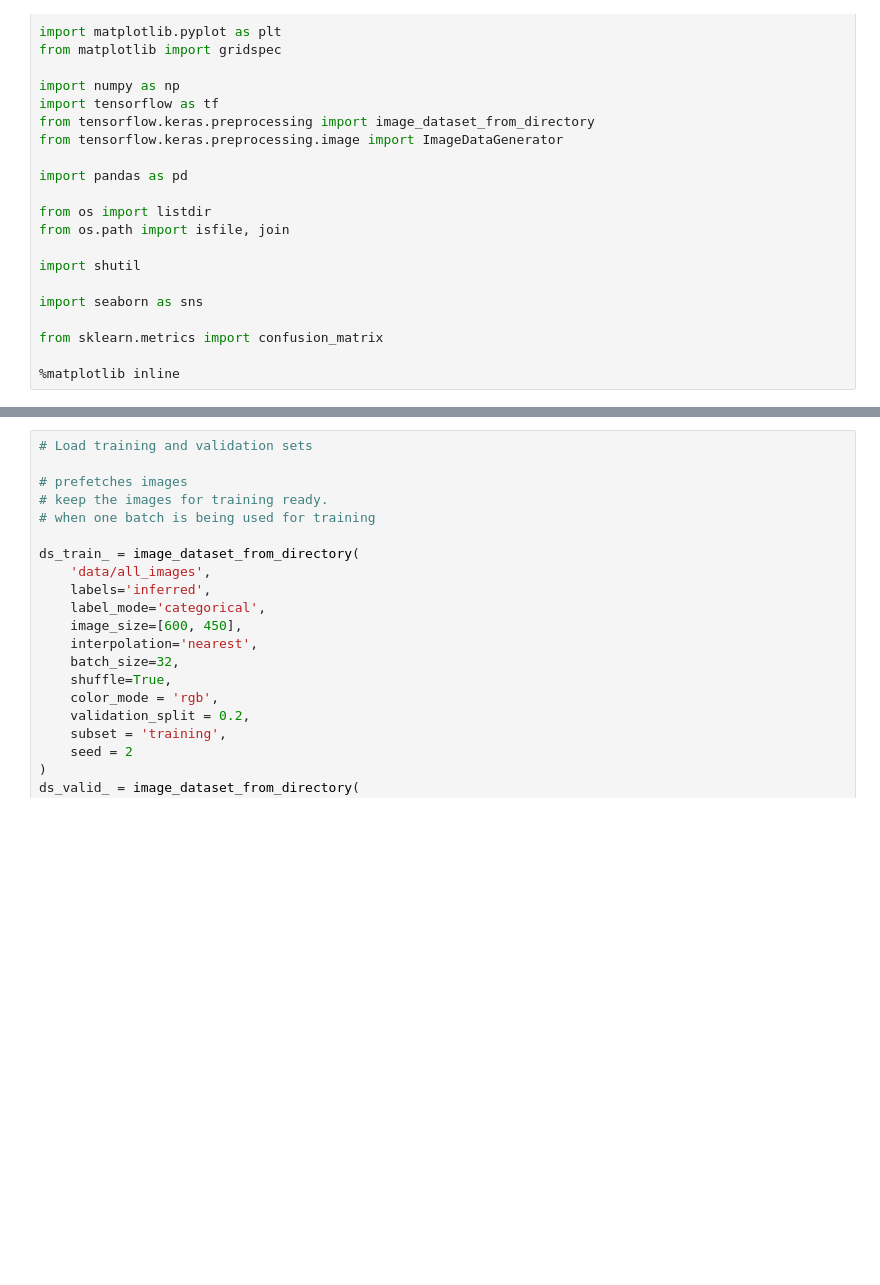
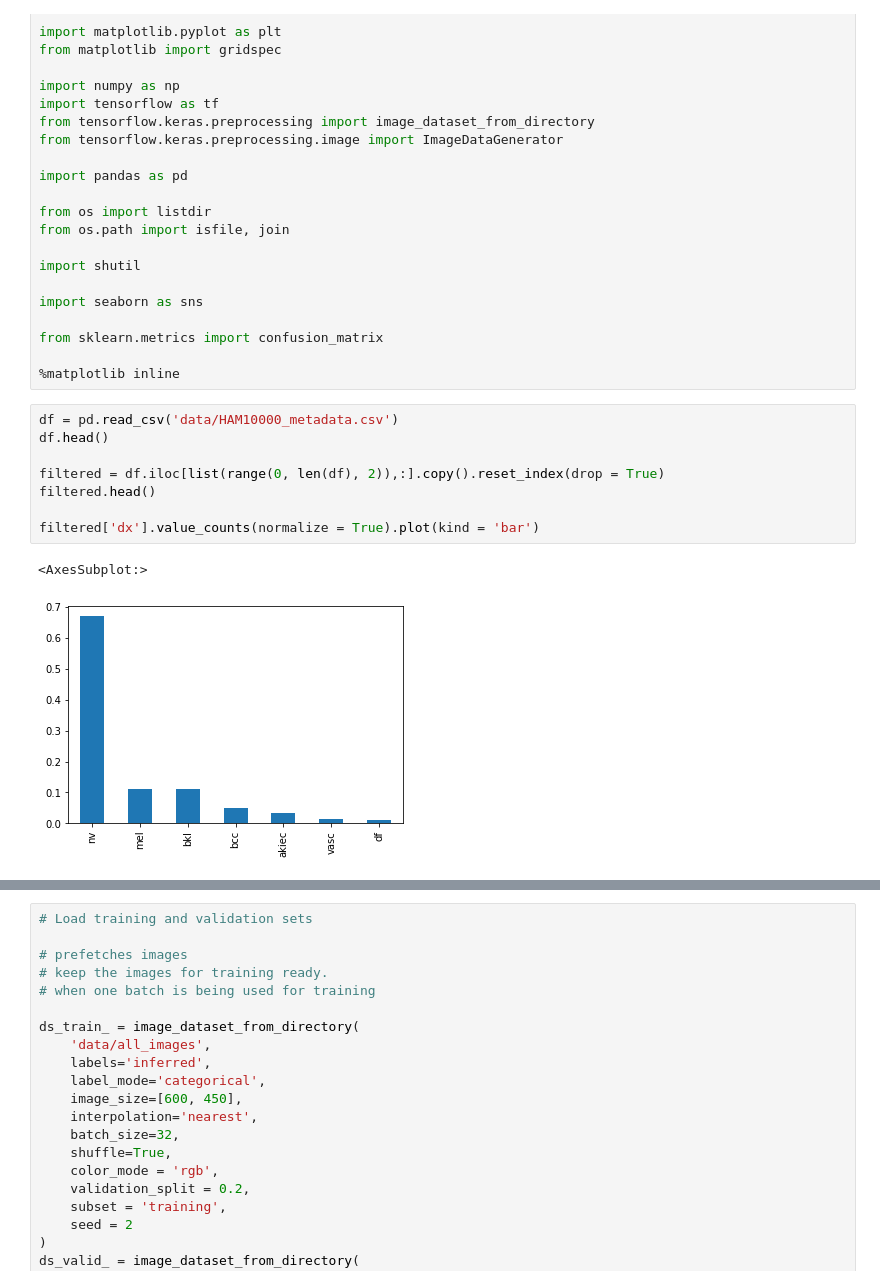
Before and after one commit to averyshepherd/HAM10000Classification, a Jupyter notebook: project - training data.ipynb, the cells around one changed output, grey strips where cells are left out. Drawn from its saved outputs; the diff is of its cells as text; blank space fills up the shorter version.

Commit message:
added plots for class imbalance

```diff
--- a/project - training data.ipynb
+++ b/project - training data.ipynb
@@ -23,3 +23,14 @@ import seaborn as sns
 from sklearn.metrics import confusion_matrix
 
 %matplotlib inline
+# %%
+df = pd.read_csv('data/HAM10000_metadata.csv')
+df.head()
+
+filtered = df.iloc[list(range(0, len(df), 2)),:].copy().reset_index(drop = True)
+filtered.head()
+
+filtered['dx'].value_counts(normalize = True).plot(kind = 'bar')
+# %% [output]
+<AxesSubplot:>
+[figure, added]
```
Also changed, not shown: parts of 2 cells of this notebook.
